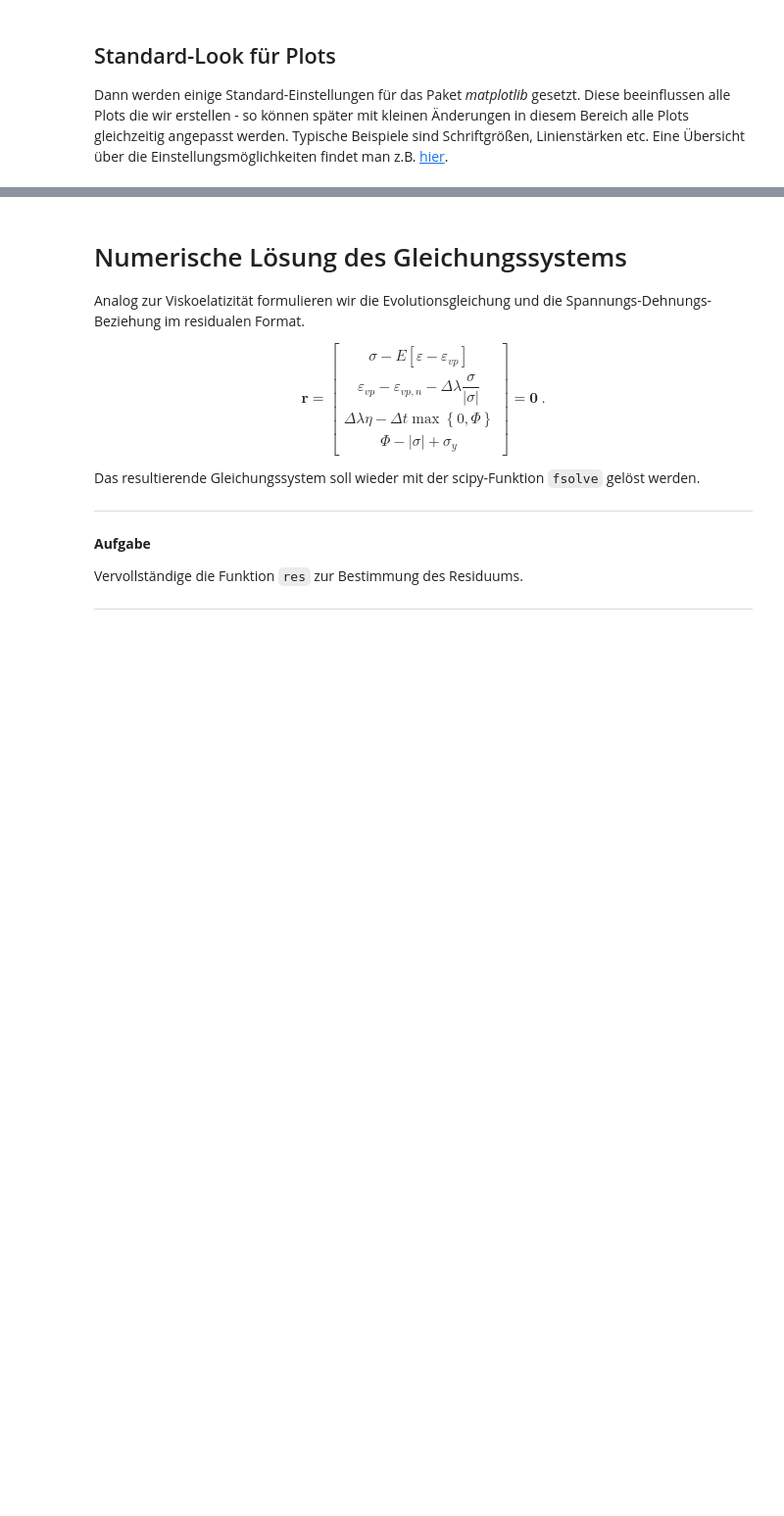
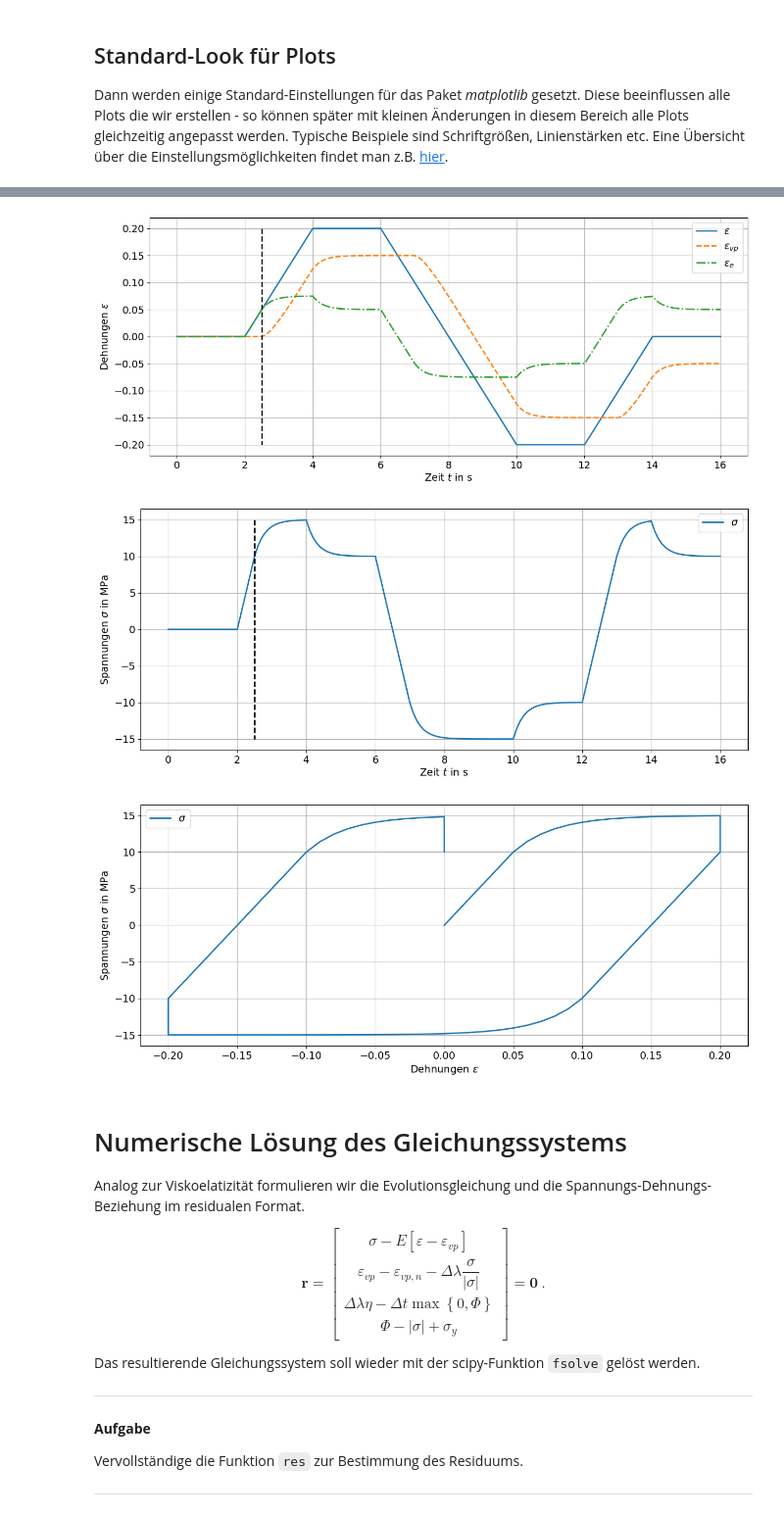
Before and after one commit to tmfrln/mechIV-programming, a Jupyter notebook: viscoplasticity/exercise_viscoplasticity_solution.ipynb, the cells around one changed output, grey strips where cells are left out. Shown at 98% size. Drawn from its saved outputs; the diff is of its cells as text; code cells hidden in the pictures; blank space fills up the shorter version.

```diff
--- a/viscoplasticity/exercise_viscoplasticity_solution.ipynb
+++ b/viscoplasticity/exercise_viscoplasticity_solution.ipynb
@@ -242,3 +288,39 @@ plt.ylabel(r'Spannungen $\sigma$ in $\mathrm{MPa}$');
+# %%
+# Leere Arrays für Spannung und interne Variable
+sig = np.zeros_like(eps)
+epsvp = np.zeros_like(eps) # enthält für t=0 bereits die Anfangsbedingung für die interne Variable
+
+# Schleife über Zeitschritte
+for i in range(1,len(eps)):
+    sig[i], epsvp[i] = stress(eps[i], epsvp[i-1], dt, E, sigy, eta)
+
+plt.plot(t, eps, label=r'$\varepsilon$')
+plt.plot(t, epsvp, '--', label=r'$\varepsilon_{vp}$')
+plt.plot(t, eps - epsvp, '-.', label=r'$\varepsilon_{e}$')
+plt.legend()
+plt.xlabel(r'Zeit $t$ in $\mathrm{s}$ ')
+plt.ylabel(r'Dehnungen $\varepsilon$')
+
+epsx = sigy/E; tx = epsx/deps + Th
+plt.plot([tx, tx],[epsmax,-epsmax], 'k--')
+
+plt.figure()
+plt.plot(t, sig, label=r'$\sigma$')
+plt.legend()
+plt.xlabel('t');
+plt.xlabel(r'Zeit $t$ in $\mathrm{s}$ ')
+plt.ylabel(r'Spannungen $\sigma$ in $\mathrm{MPa}$');
+plt.plot([tx, tx],[sigy+eta*deps,-sigy-eta*deps], 'k--')
+
+plt.figure()
+plt.plot(eps, sig, label=r'$\sigma$')
+plt.legend()
+plt.xlabel(r'Dehnungen $\varepsilon$')
+plt.ylabel(r'Spannungen $\sigma$ in $\mathrm{MPa}$');
+# %% [output]
+[figure, added]
+[figure, added]
+[figure, added]
 # %% [markdown]
 # Numerische Lösung des Gleichungssystems
 
```
Also changed, not shown: parts of 32 cells of this notebook, 1 other file.
